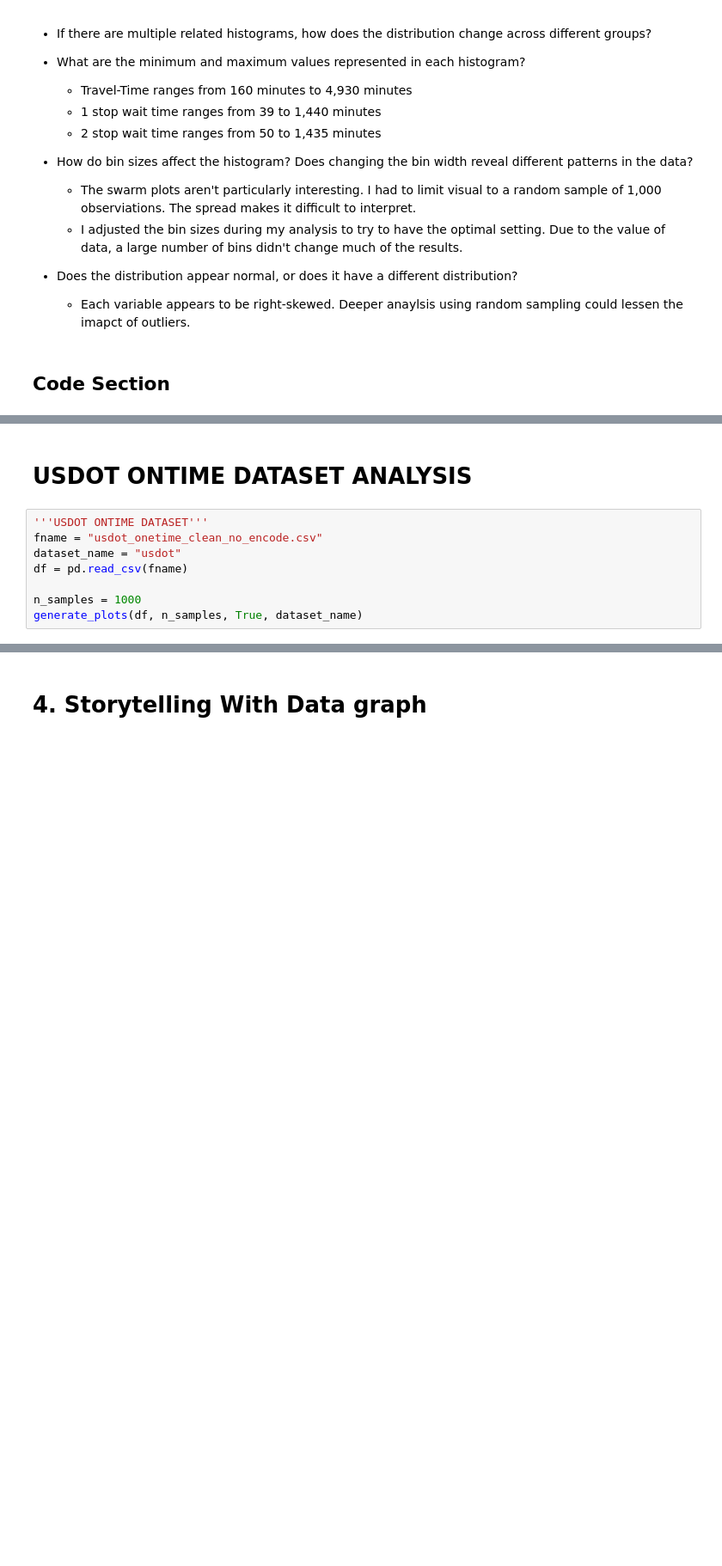
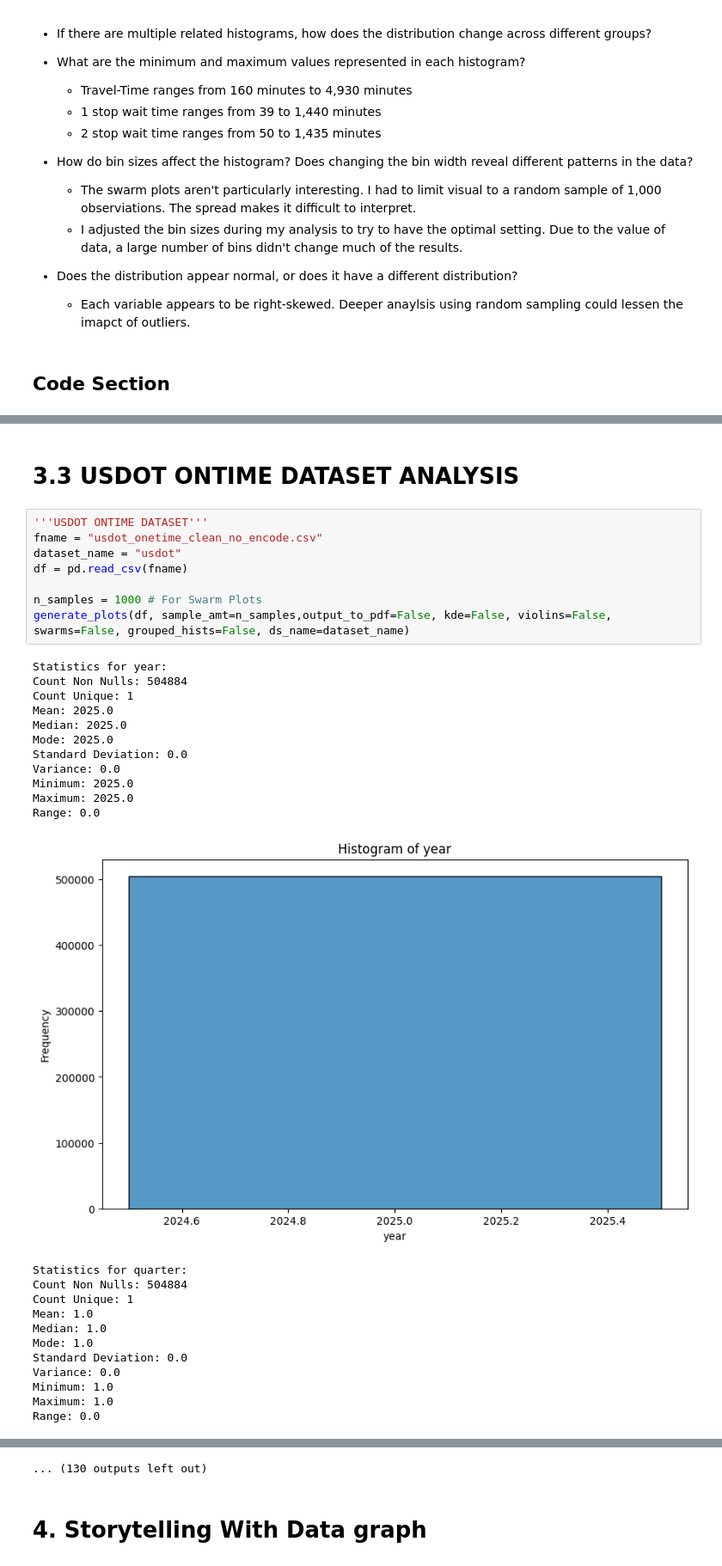
Before and after one commit to tbrantinghamBU/699-Personal, a Jupyter notebook: OMDS-ModB2-Week4-Brantingham-Tyler.ipynb, the cells around one changed output, grey strips where cells are left out. Shown at 86% size. Saved outputs shown, nothing was run; the diff lists cells and outputs as text; blank space fills up the shorter version.

```diff
--- a/OMDS-ModB2-Week4-Brantingham-Tyler.ipynb
+++ b/OMDS-ModB2-Week4-Brantingham-Tyler.ipynb
@@ -438,10 +571,34 @@ KeyboardInterrupt:
 # %% [markdown]
-# USDOT ONTIME DATASET ANALYSIS
+# 3.3 USDOT ONTIME DATASET ANALYSIS
 # %%
 '''USDOT ONTIME DATASET'''
 fname = "usdot_onetime_clean_no_encode.csv"
 dataset_name = "usdot"
 df = pd.read_csv(fname)
 
-n_samples = 1000
-generate_plots(df, n_samples, True, dataset_name)
+n_samples = 1000 # For Swarm Plots
+generate_plots(df, sample_amt=n_samples,output_to_pdf=False, kde=False, violins=False, swarms=False, grouped_hists=False, ds_name=dataset_name)
+# %% [output]
+Statistics for year:
+Count Non Nulls: 504884
+Count Unique: 1
+Mean: 2025.0
+Median: 2025.0
+Mode: 2025.0
+Standard Deviation: 0.0
+Variance: 0.0
+Minimum: 2025.0
+Maximum: 2025.0
+Range: 0.0
+[figure, added]
+Statistics for quarter:
+Count Non Nulls: 504884
+Count Unique: 1
+Mean: 1.0
+Median: 1.0
+Mode: 1.0
+Standard Deviation: 0.0
+Variance: 0.0
+Minimum: 1.0
+Maximum: 1.0
+Range: 0.0
@@ -448,3 +654,4 @@ generate_plots(df, n_samples, True, dataset_name)
+... (130 outputs left out)
 # %% [markdown]
 # 4. Storytelling With Data graph
 # %% [markdown]
```
Also changed, not shown: parts of 8 cells of this notebook.
